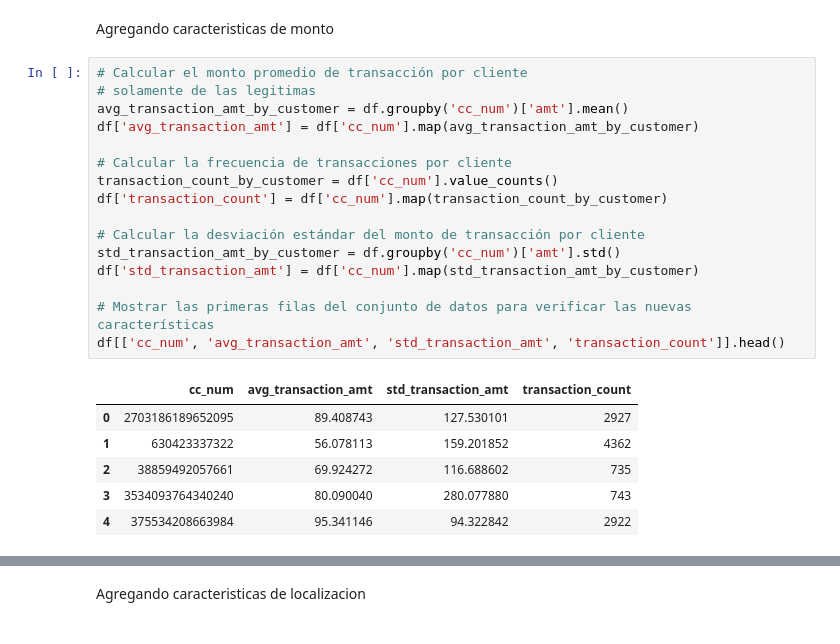
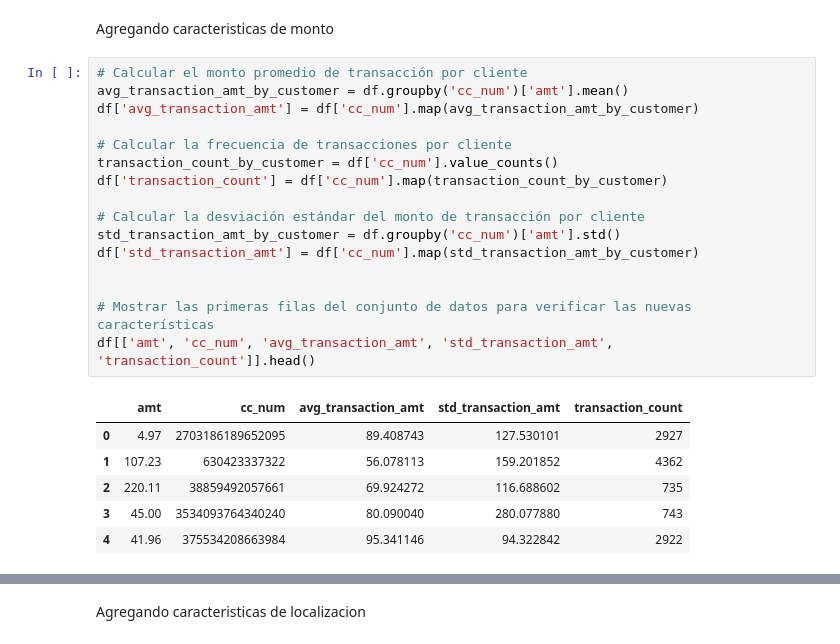
Before and after one commit to javim7/Proyecto2-SDS, a Jupyter notebook: proyecto2.ipynb, the cells around one changed output, grey strips where cells are left out. Drawn from its saved outputs; the diff is of its cells as text.

```diff
--- a/proyecto2.ipynb
+++ b/proyecto2.ipynb
@@ -167,24 +171,24 @@ df[['trans_date_trans_time', 'hour_of_day', 'day_of_week', 'month', 'year']].hea
 Agregando caracteristicas de monto
 # %%
 # Calcular el monto promedio de transacción por cliente
-# solamente de las legitimas
 avg_transaction_amt_by_customer = df.groupby('cc_num')['amt'].mean()
 df['avg_transaction_amt'] = df['cc_num'].map(avg_transaction_amt_by_customer)
 
 # Calcular la frecuencia de transacciones por cliente
 transaction_count_by_customer = df['cc_num'].value_counts()
 df['transaction_count'] = df['cc_num'].map(transaction_count_by_customer)
 
 # Calcular la desviación estándar del monto de transacción por cliente
 std_transaction_amt_by_customer = df.groupby('cc_num')['amt'].std()
 df['std_transaction_amt'] = df['cc_num'].map(std_transaction_amt_by_customer)
 
+
 # Mostrar las primeras filas del conjunto de datos para verificar las nuevas características
-df[['cc_num', 'avg_transaction_amt', 'std_transaction_amt', 'transaction_count']].head()
+df[['amt', 'cc_num', 'avg_transaction_amt', 'std_transaction_amt', 'transaction_count']].head()
 # %% [output]
-|  | cc_num | avg_transaction_amt | std_transaction_amt | transaction_count |
-| 0 | 2703186189652095 | 89.408743 | 127.530101 | 2927 |
-| 1 | 630423337322 | 56.078113 | 159.201852 | 4362 |
-| 2 | 38859492057661 | 69.924272 | 116.688602 | 735 |
-| 3 | 3534093764340240 | 80.090040 | 280.077880 | 743 |
-| 4 | 375534208663984 | 95.341146 | 94.322842 | 2922 |
+|  | amt | cc_num | avg_transaction_amt | std_transaction_amt | transaction_count |
+| 0 | 4.97 | 2703186189652095 | 89.408743 | 127.530101 | 2927 |
+| 1 | 107.23 | 630423337322 | 56.078113 | 159.201852 | 4362 |
+| 2 | 220.11 | 38859492057661 | 69.924272 | 116.688602 | 735 |
+| 3 | 45.00 | 3534093764340240 | 80.090040 | 280.077880 | 743 |
+| 4 | 41.96 | 375534208663984 | 95.341146 | 94.322842 | 2922 |
```
Also changed, not shown: parts of 15 cells of this notebook.
